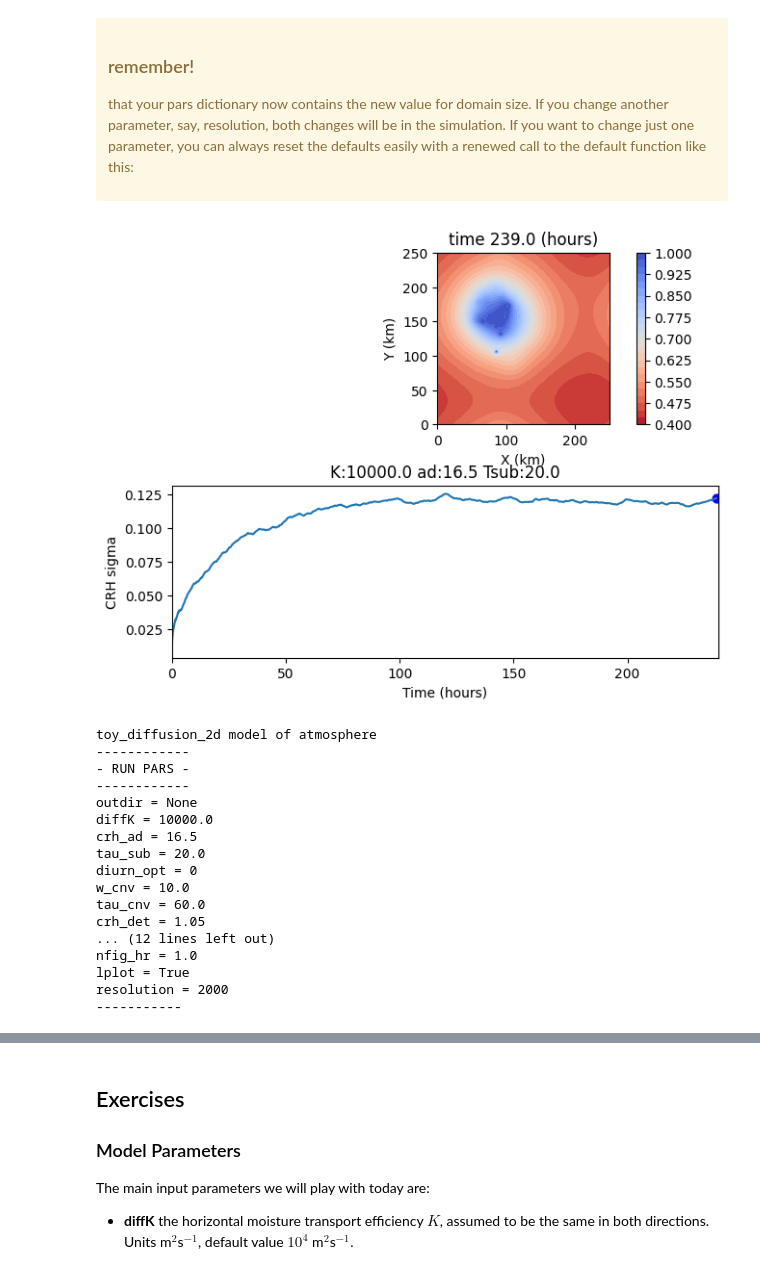
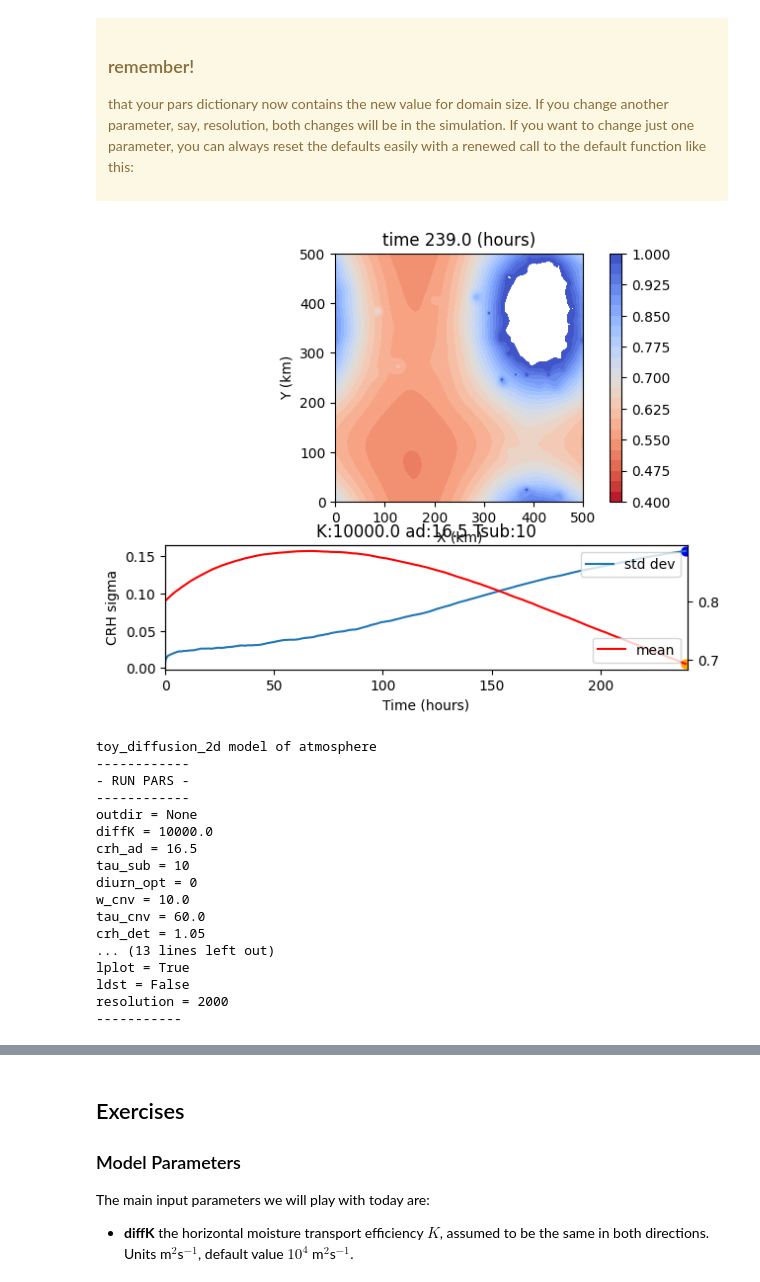
Before and after one commit to spencerahill/climate-book, a Jupyter notebook: notebooks/stochastic_model.ipynb, the cells around one changed output, grey strips where cells are left out. Drawn from its saved outputs; the diff is of its cells as text; code cells hidden in the pictures.

Commit message:
added mean curve to stoch book

```diff
--- a/notebooks/stochastic_model.ipynb
+++ b/notebooks/stochastic_model.ipynb
@@ -104,6 +104,9 @@ def defaults():
     # plotting on?
     pars["lplot"]=True
 
+    # turn off ldist for speed
+    pars["ldst"]=False
+
     return(pars)
 # %% [markdown]
 This is the ADI routine used for diffusion.
@@ -613,17 +635,18 @@ that your pars dictionary now contains the new value for domain size. If you cha
 # %%
 # reset defaults first
 pars=defaults()
 
 # set simulation parameters
 pars["crh_ad"]=16.5
-pars["domain_xy"]=250e3
+pars["domain_xy"]=500e3
 pars["resolution"]=2000
-# pars["crh_init_mn"]=0.4
+pars["tau_sub"]=10
+pars["nday"]=10
 
 # run the model
 srdm(pars)
 # %% [output]
-[figure, old version]
+[figure, new version]
 toy_diffusion_2d model of atmosphere
 ------------
 - RUN PARS -
@@ -631,13 +654,13 @@ toy_diffusion_2d model of atmosphere
 outdir = None
 diffK = 10000.0
 crh_ad = 16.5
-tau_sub = 20.0
+tau_sub = 10
 diurn_opt = 0
 w_cnv = 10.0
 tau_cnv = 60.0
 crh_det = 1.05
-... (12 lines left out)
-nfig_hr = 1.0
+... (13 lines left out)
 lplot = True
+ldst = False
 resolution = 2000
 -----------
```
Also changed, not shown: parts of 5 cells of this notebook.
